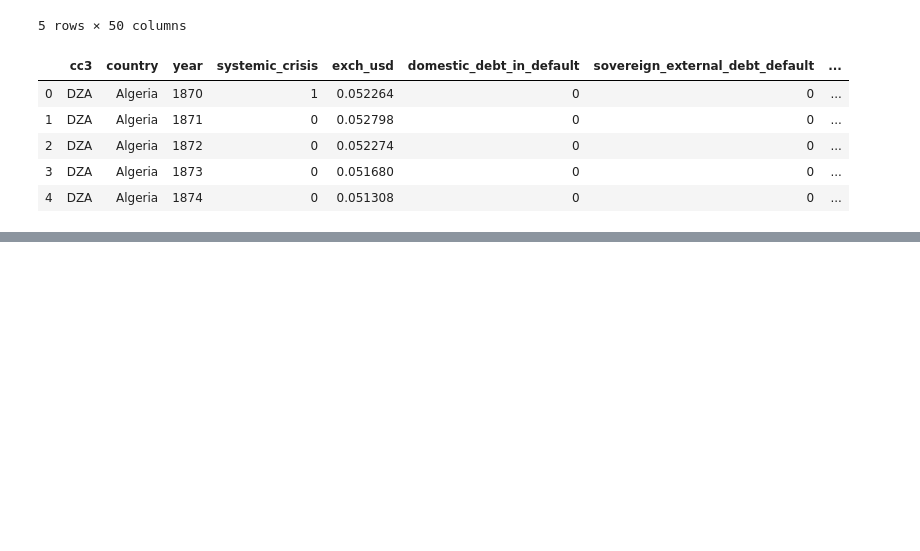
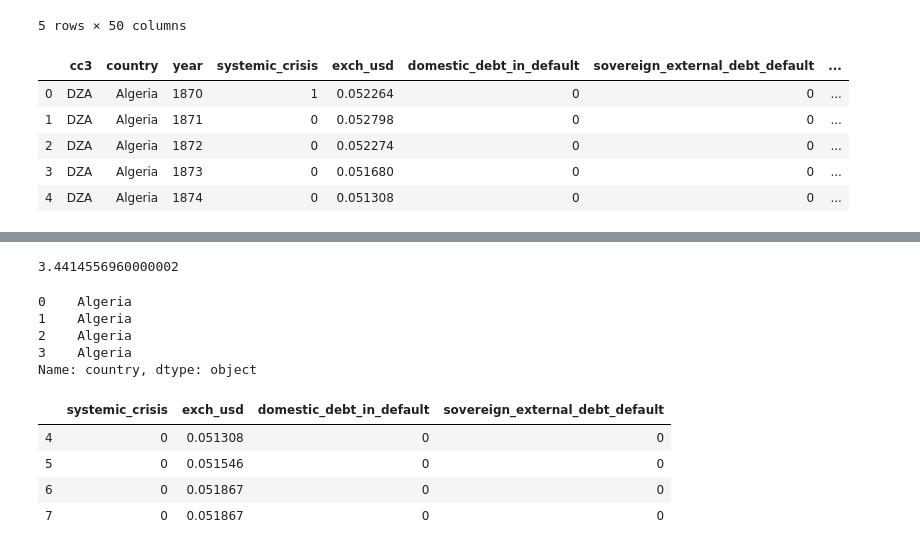
Before and after one commit to ayoganand/assignment_DS, a Jupyter notebook: pandas 2.ipynb, the cells around one changed output, grey strips where cells are left out. Cells and saved outputs as stored; diff of their text form; code cells hidden in the pictures; blank space fills up the shorter version.

```diff
--- a/pandas 2.ipynb
+++ b/pandas 2.ipynb
@@ -210,0 +232,4 @@ df.head()
+# %%
+df_slice1
+# %% [output]
+3.4414556960000002
@@ -210,0 +238,18 @@ df.head()
+# %%
+df_slice2
+# %% [output]
+0    Algeria
+1    Algeria
+2    Algeria
+3    Algeria
+Name: country, dtype: object
+# %%
+df_slice3=df.iloc[4:8,3:7]
+# %%
+df_slice3
+# %% [output]
+|  | systemic_crisis | exch_usd | domestic_debt_in_default | sovereign_external_debt_default |
+| 4 | 0 | 0.051308 | 0 | 0 |
+| 5 | 0 | 0.051546 | 0 | 0 |
+| 6 | 0 | 0.051867 | 0 | 0 |
+| 7 | 0 | 0.051867 | 0 | 0 |
```
Also changed, not shown: parts of 12 cells of this notebook.
